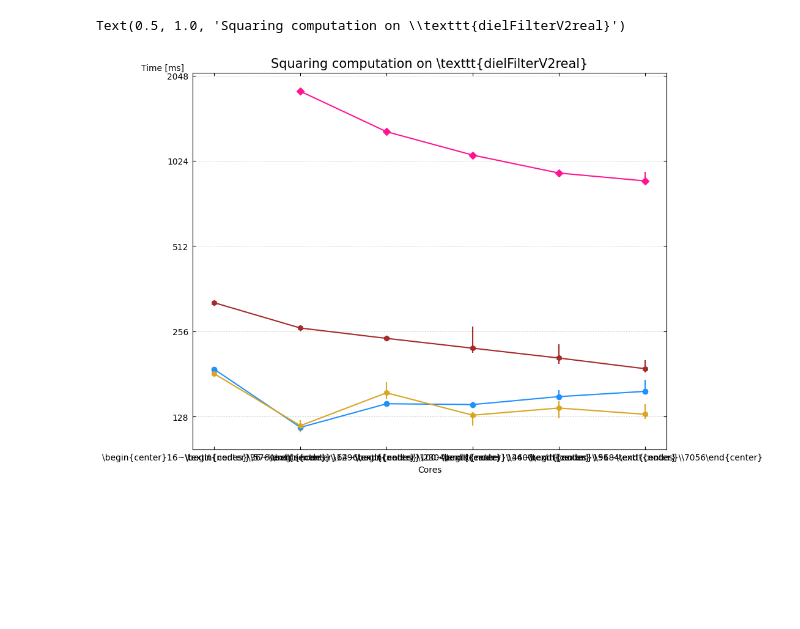
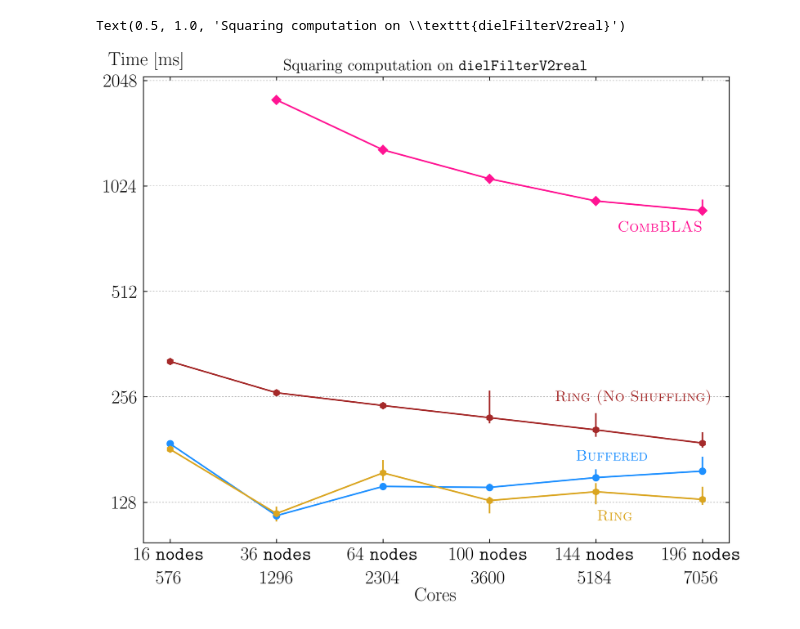
Before and after one commit to sven-weber/spgemm, a Jupyter notebook: plots/comparison_dfvr.ipynb, the cells around one changed output. Drawn from its saved outputs; the diff is of its cells as text; code cells hidden in the pictures; blank space fills up the shorter version.

```diff
--- a/plots/comparison_dfvr.ipynb
+++ b/plots/comparison_dfvr.ipynb
@@ -1,9 +1,9 @@
 # %%
 import pandas as pd
 from pathlib import Path
-from plots.loader import get_subfolders, load_multiple_timings
+from loader import get_subfolders, load_multiple_timings
 
-folders = get_subfolders(Path("measurements/dielFilterV2real/compare_comb"))
+folders = get_subfolders(Path("../measurements/dielFilterV2real/compare_comb"))
 # Returns the matrix name and a dictionary of mapping from function to dataframe
 matrix, ft = load_multiple_timings(folders)
 # %%
@@ -12,24 +12,24 @@ from matplotlib.ticker import ScalarFormatter
 
 # SCALING_FACTOR = 10**9 # for seconds
 SCALING_FACTOR = 10**6
-# plt.rcParams['font.family'] = 'Computer Modern Roman'
-# plt.rcParams['text.usetex'] = True
+plt.rcParams['font.family'] = 'Computer Modern Roman'
+plt.rcParams['text.usetex'] = True
 
-# plt.rcParams['axes.labelsize'] = 18
-# plt.rcParams['xtick.labelsize'] = 18
-# plt.rcParams['ytick.labelsize'] = 18
+plt.rcParams['axes.labelsize'] = 18
+plt.rcParams['xtick.labelsize'] = 18
+plt.rcParams['ytick.labelsize'] = 18
 STYLES = {
     # color, marker, offst, name
-    "comb": ('deeppink', 'D', (-80, -40), "\\textsc{CombBLAS}", None),
-    "drop_at_once_parallel": ('dodgerblue', 'o', (-50, -20), "\\textsc{DropAtOnceNS}", None),
-    "drop_parallel": ('goldenrod', 'h', (-60, -20), "\\textsc{NHWC}", None),
-    "drop_parallel_ns": ('brown', 'h', (-60, -20), "\\textsc{NHWC}", None),
+    "comb": ('deeppink', 'D', (-80, -20), "\\textsc{CombBLAS}", None),
+    "drop_at_once_parallel": ('dodgerblue', 'o', (-120, 10), "\\textsc{Buffered}", None),
+    "drop_parallel": ('goldenrod', 'h', (-100, -20), "\\textsc{Ring}", None),
+    "drop_parallel_ns": ('brown', 'h', (-140, 40), "\\textsc{Ring (No Shuffling)}", None),
     # "todo3": ('brown', '^', (-210, -135), "\\textsc{Tensor Macro}", 26),
     # "todo4": ('darkcyan', 'H', (-75, -15), "\\textsc{Merged}", None),
     # "todo5": ('darkolivegreen', 's', (-120, -118), "\\textsc{Merged+Blocked}", None),
 }
 # %%
-fig = plt.figure(figsize=(10, 8))
+fig = plt.figure(figsize=(10, 8), dpi=300)
 ax = fig.add_subplot()
 
 keysm = {}
@@ -57,34 +57,34 @@ for algo, pretty_name in (('comb', 'ComBLAS'), ('drop_at_once_parallel', 'DropAt
 
     timings = pd.DataFrame(timings)
     # Calculate the error bars
     eb = [
         (timings['avg'] - timings['min']),
         (timings['max'] - timings['avg'])
     ]
 
     color, marker, offst, name, rotation = STYLES[algo]
 
     keys = timings["key"]
     values = timings["avg"]
-    ax.annotate(name, (keys.iloc[-1], values.iloc[-1]), color=color, xytext=offst, textcoords='offset points', fontsize='x-large', rotation=rotation or 0)
+    ax.annotate(name, (keysm[keys.iloc[-1]], values.iloc[-1]), color=color, xytext=offst, textcoords='offset points', fontsize='x-large', rotation=rotation or 0)
     ax.errorbar([keysm[key] for key in timings["key"]], values, yerr=eb, label=algo, marker=marker, color=color)
 
     ax.set_xlabel("Cores")
     ax.set_ylabel('Time [ms]',
             rotation='horizontal',
-            loc='top',
-            labelpad=-20)
+            loc='top')
+    ax.yaxis.set_label_coords(0.07, 1.015)
     ax.set_xticks(range(len(keys)), labels=[f"\\begin{{center}}{mpi}~\\texttt{{nodes}}\\\\{mpi * 36}\\end{{center}}"for mpi in keys])
 
 ax.tick_params(axis='both', direction='in', which='major', pad=5)
 ax.grid(which='major', axis='y', linewidth=.5, dashes=(3,3))
 ax.yaxis.set_ticks_position('both')
 ax.xaxis.set_ticks_position('both')
 plt.yscale('log', base=2)
 from matplotlib.ticker import FuncFormatter
 ax.yaxis.set_major_formatter(FuncFormatter(lambda y, _: f'{y:.0f}'))
 
 ax.set_title("Squaring computation on \\texttt{" + matrix + "}", fontsize=15)
 # %% [output]
 Text(0.5, 1.0, 'Squaring computation on \\texttt{dielFilterV2real}')
-[figure, old version]
+[figure, new version]
```
Also changed, not shown: parts of 1 cell of this notebook, 4 other files.
